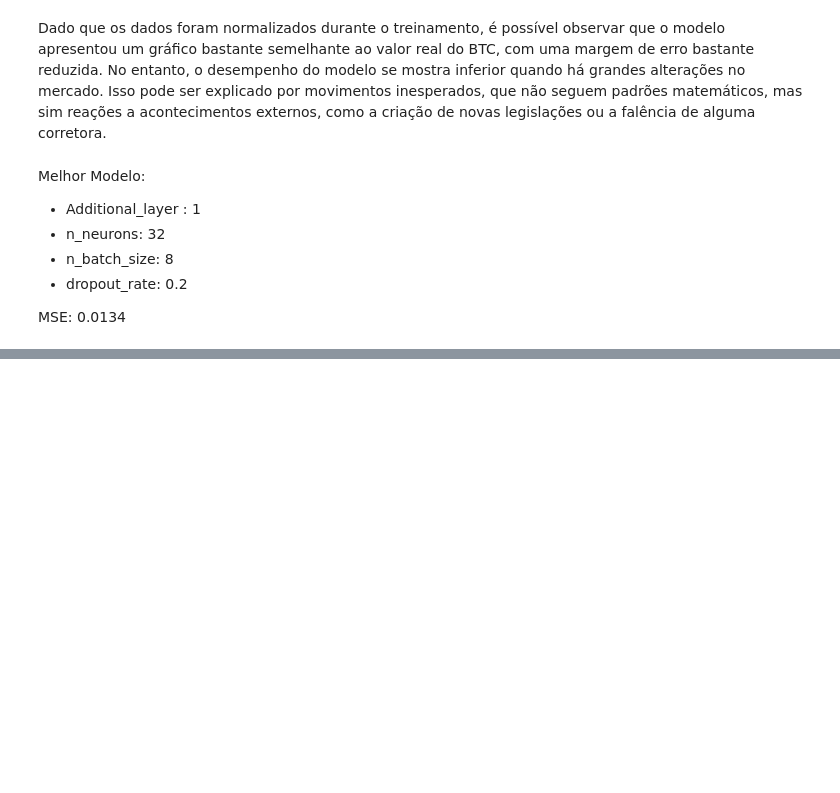
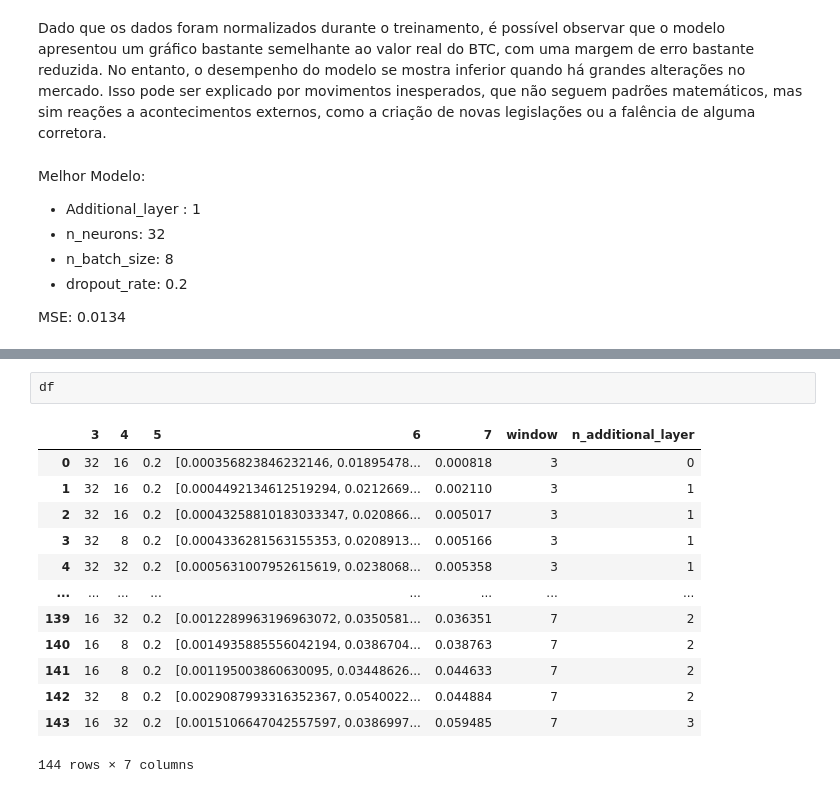
Before and after one commit to GuilhermeMaciel75/Redes_Neurais_p1, a Jupyter notebook: projeto_2/src/btcLstmKeras.ipynb, the cells around one changed output, grey strips where cells are left out. Drawn from its saved outputs; the diff is of its cells as text; blank space fills up the shorter version.

```diff
--- a/projeto_2/src/btcLstmKeras.ipynb
+++ b/projeto_2/src/btcLstmKeras.ipynb
@@ -537,0 +588,16 @@ MSE: 0.0134
+# %%
+df
+# %% [output]
+|  | 3 | 4 | 5 | 6 | 7 | window | n_additional_layer |
+| 0 | 32 | 16 | 0.2 | [0.000356823846232146, 0.01895478... | 0.000818 | 3 | 0 |
+| 1 | 32 | 16 | 0.2 | [0.0004492134612519294, 0.0212669... | 0.002110 | 3 | 1 |
+| 2 | 32 | 16 | 0.2 | [0.00043258810183033347, 0.020866... | 0.005017 | 3 | 1 |
+| 3 | 32 | 8 | 0.2 | [0.0004336281563155353, 0.0208913... | 0.005166 | 3 | 1 |
+| 4 | 32 | 32 | 0.2 | [0.0005631007952615619, 0.0238068... | 0.005358 | 3 | 1 |
+| ... | ... | ... | ... | ... | ... | ... | ... |
+| 139 | 16 | 32 | 0.2 | [0.0012289963196963072, 0.0350581... | 0.036351 | 7 | 2 |
+| 140 | 16 | 8 | 0.2 | [0.0014935885556042194, 0.0386704... | 0.038763 | 7 | 2 |
+| 141 | 16 | 8 | 0.2 | [0.001195003860630095, 0.03448626... | 0.044633 | 7 | 2 |
+| 142 | 32 | 8 | 0.2 | [0.0029087993316352367, 0.0540022... | 0.044884 | 7 | 2 |
+| 143 | 16 | 32 | 0.2 | [0.0015106647042557597, 0.0386997... | 0.059485 | 7 | 3 |
+144 rows × 7 columns
```
Also changed, not shown: parts of 19 cells of this notebook, 4 other files.
